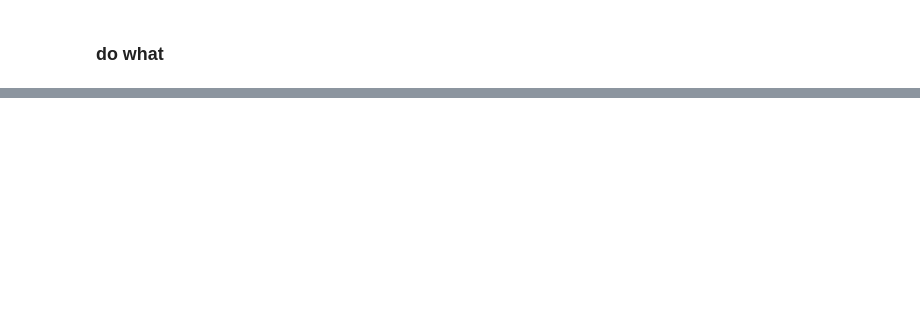
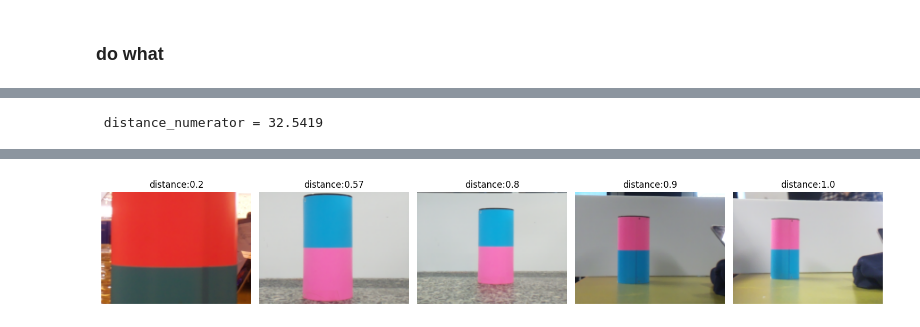
Before and after one commit to qinhan5992/CV-entry-level-lab, a Jupyter notebook: robo_vision/provided.ipynb, the cells around one changed output, grey strips where cells are left out. Cells and saved outputs as stored; diff of their text form; code cells hidden in the pictures; blank space fills up the shorter version.

```diff
--- a/robo_vision/provided.ipynb
+++ b/robo_vision/provided.ipynb
@@ -158,3 +188,38 @@ blue (84.01213755900203, 38.29399865138233, 41, 0.8048780487804879, 358.61358357
 green None
 [figure]
 yellow None
+# %%
+import numpy as np
+from scipy.optimize import curve_fit
+
+# 1. data collecting
+x = np.array([1.0, 0.9, 0.8, 0.65, 0.57])
+y = np.array([33, 37, 41, 49, 57]) # 假设大致符合 y = n / x
+
+# 2. y = n / x
+def func(x, n):
+    return n / x
+
+# 3. curve_fit
+# p0=[1.0] as initial
+popt, pcov = curve_fit(func, x, y, p0=[1.0])
+n_optimal = popt[0]
+
+print(f" distance_numerator = {n_optimal:.4f}")
+# %% [output]
+ distance_numerator = 32.5419
+# %%
+dist = [0.2, 0.57, 0.8, 0.9, 1.0]
+fig, axes = plt.subplots(1, 5, figsize=(15, 7))
+for i in range(1, 6):
+    filename = f'valid_img/blu{i}.png'
+    img = cv2.imread(filename)
+    img = cv2.cvtColor(img, cv2.COLOR_BGR2RGB)
+    axes[i-1].imshow(img)
+    axes[i-1].set_title(f'distance:{dist[i-1]}')
+    axes[i-1].axis('off')
+
+print(f"\nSuccessfully loaded images in shape {img.shape}")
+plt.tight_layout()
+plt.show()
+# %% [output]
@@ -160,0 +227 @@ yellow None
+[figure, added]
```
Also changed, not shown: parts of 6 cells of this notebook, 2 other files.
